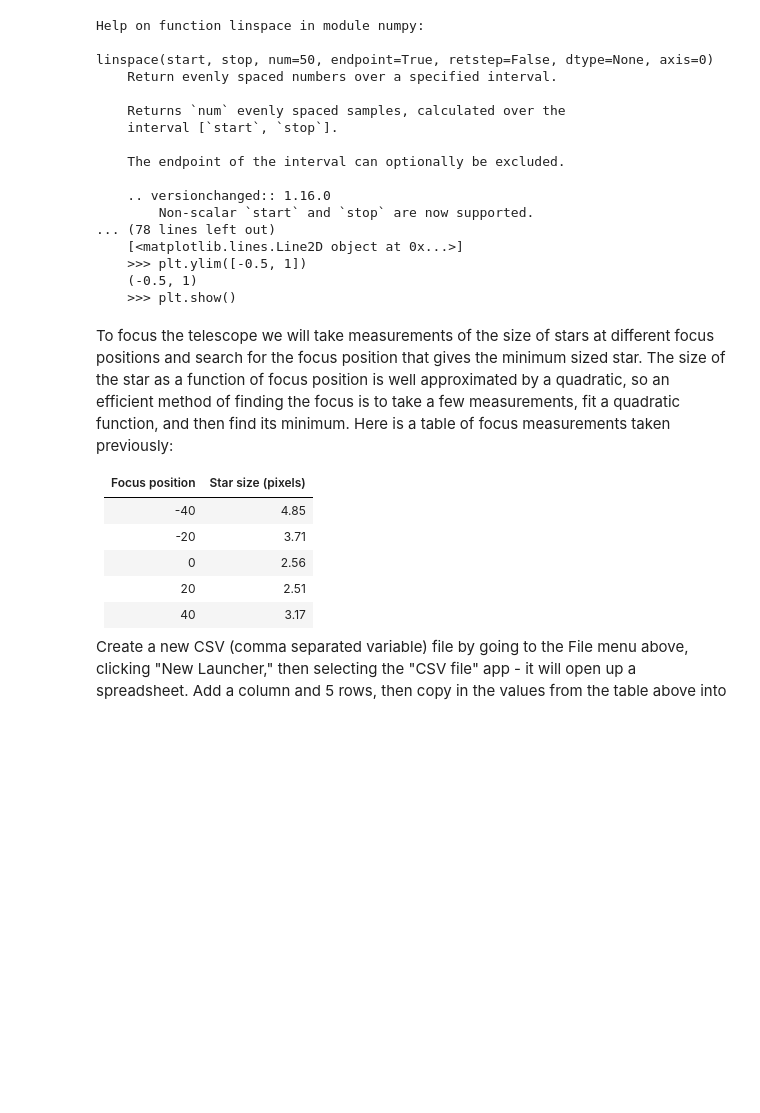
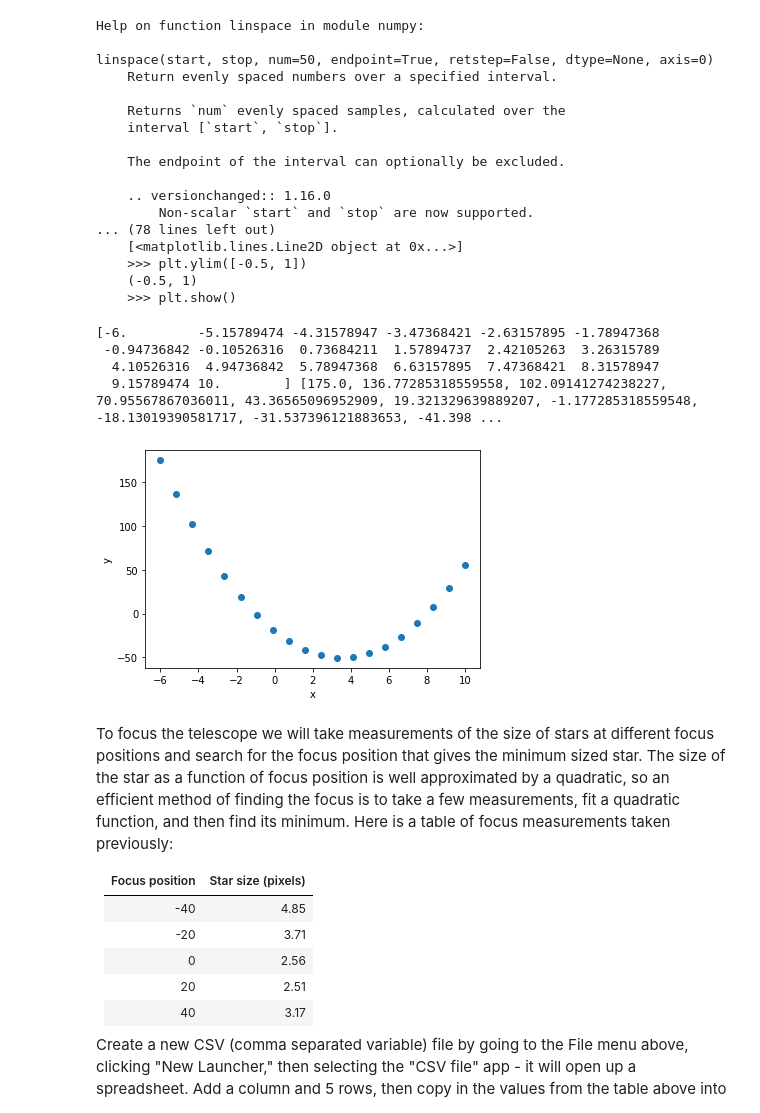
Before and after one commit to FarzanehZohrabi/ASTR7361, a Jupyter notebook: PythonIntroAssignment.ipynb, the cells around one changed output. Saved outputs shown, nothing was run; the diff lists cells and outputs as text; code cells hidden in the pictures; blank space fills up the shorter version.

```diff
--- a/PythonIntroAssignment.ipynb
+++ b/PythonIntroAssignment.ipynb
@@ -144,6 +144,29 @@ linspace(start, stop, num=50, endpoint=True, retstep=False, dtype=None, axis=0)
     >>> plt.ylim([-0.5, 1])
     (-0.5, 1)
     >>> plt.show()
+# %%
+ylist = []
+xlist = np.linspace(-6, 10, 20, endpoint=True)
+for i in range(len(xlist)):
+    x = xlist[i]
+    y = quadratic_eq(x, a, b, c)
+    #xlist.append(i)
+    ylist.append(y)
+
+print(xlist, ylist)
+
+
+plt.figure() #set up a figure
+plt.plot(xlist,ylist, 'o') #issue the plot command
+plt.xlabel('x') #Set the axis labels
+plt.ylabel('y')
+plt.show() #Show the plot
+# %% [output]
+[-6.         -5.15789474 -4.31578947 -3.47368421 -2.63157895 -1.78947368
+ -0.94736842 -0.10526316  0.73684211  1.57894737  2.42105263  3.26315789
+  4.10526316  4.94736842  5.78947368  6.63157895  7.47368421  8.31578947
+  9.15789474 10.        ] [175.0, 136.77285318559558, 102.09141274238227, 70.95567867036011, 43.36565096952909, 19.321329639889207, -1.177285318559548, -18.13019390581717, -31.537396121883653, -41.398 ...
+[figure, added]
 # %% [markdown]
 To focus the telescope we will take measurements of the size of stars at different focus positions and search for the focus position that gives the minimum sized star. The size of the star as a function of focus position is well approximated by a quadratic, so an efficient method of finding the focus is to take a few measurements, fit a quadratic function, and then find its minimum. Here is a table of focus measurements taken previously:
 
```
